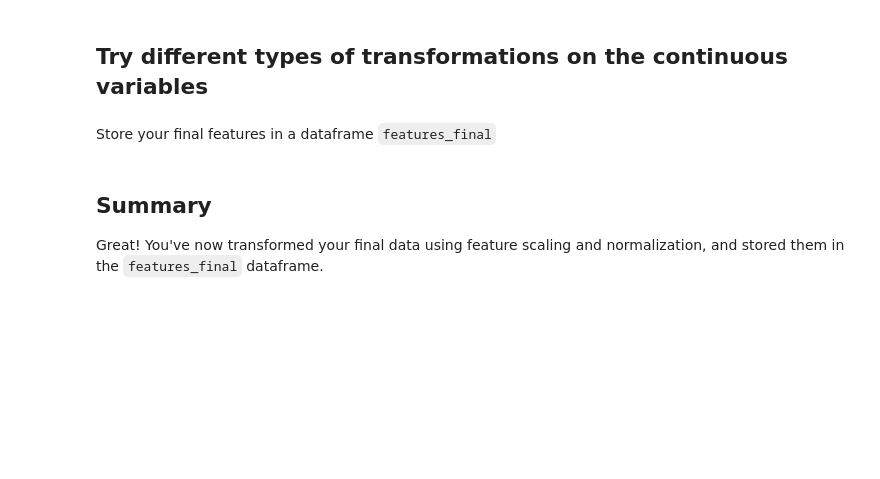
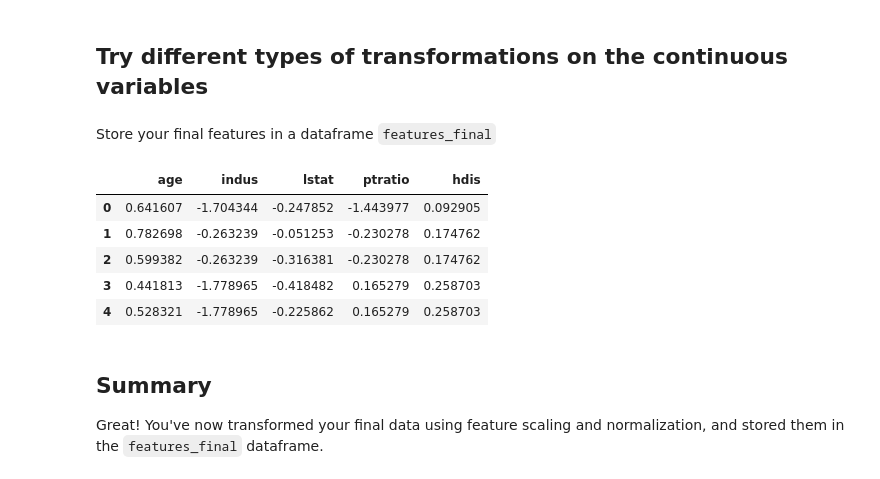
Before and after one commit to bl419cam/dsc-feature-scaling-and-normalization-lab-seattle-ds-062419, a Jupyter notebook: index.ipynb, the cells around one changed output. Cells and saved outputs as stored; diff of their text form; code cells hidden in the pictures; blank space fills up the shorter version.

```diff
--- a/index.ipynb
+++ b/index.ipynb
@@ -108,6 +108,15 @@ features_final['indus'] = scaled_indus
 features_final['lstat'] = scaled_lstat
 features_final['ptratio'] = scaled_ptratio
 features_final['hdis'] = scaled_hdis
+# %%
+features_final.head()
+# %% [output]
+|  | age | indus | lstat | ptratio | hdis |
+| 0 | 0.641607 | -1.704344 | -0.247852 | -1.443977 | 0.092905 |
+| 1 | 0.782698 | -0.263239 | -0.051253 | -0.230278 | 0.174762 |
+| 2 | 0.599382 | -0.263239 | -0.316381 | -0.230278 | 0.174762 |
+| 3 | 0.441813 | -1.778965 | -0.418482 | 0.165279 | 0.258703 |
+| 4 | 0.528321 | -1.778965 | -0.225862 | 0.165279 | 0.258703 |
 # %% [markdown]
 ## Summary
 Great! You've now transformed your final data using feature scaling and normalization, and stored them in the `features_final` dataframe.
```
